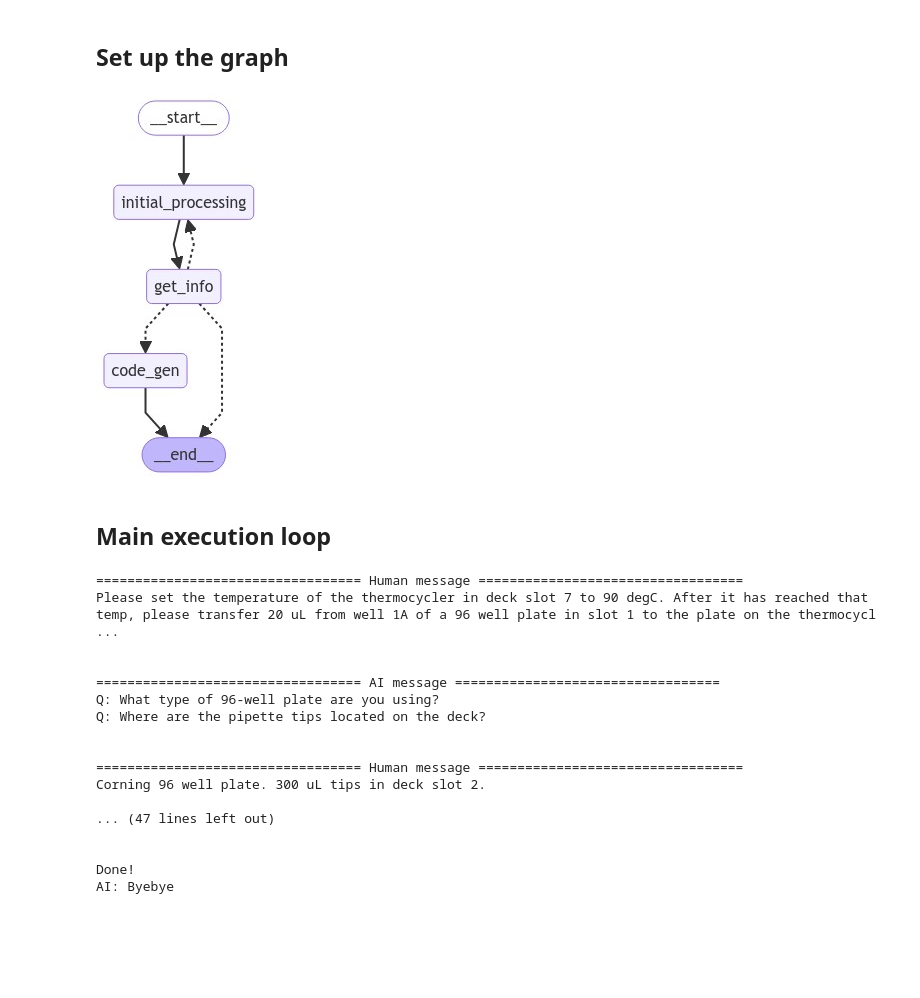
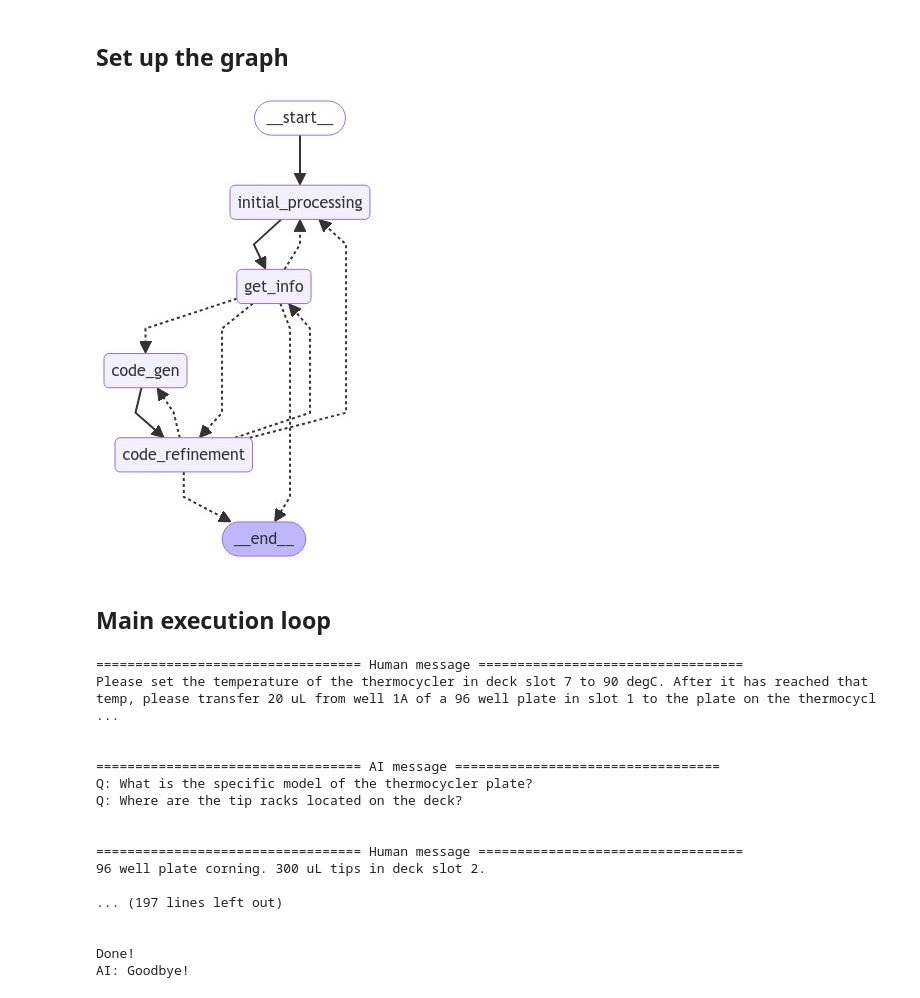
Before and after one commit to lennijusten/intelligent-lab, a Jupyter notebook: notebooks/langgraph_notebook_2b.ipynb, the cells around one changed output. Saved outputs shown, nothing was run; the diff lists cells and outputs as text; code cells hidden in the pictures; blank space fills up the shorter version.

Commit message:
add code refinement node

```diff
--- a/notebooks/langgraph_notebook_2b.ipynb
+++ b/notebooks/langgraph_notebook_2b.ipynb
@@ -29,6 +29,8 @@ class AgentState(TypedDict):
     default_config: str
     processed_command: str
     awaiting_human_input: bool
+    current_code: str
+    code_to_run: str
 
 # Define Opentrons-specific models
 class PipetteInfo(BaseModel):
@@ -37,7 +39,7 @@ class PipetteInfo(BaseModel):
 
 class OpentronsDeckState(BaseModel):
     """Information about the current state of the Opentrons deck."""
-    pipettes: Dict[str, PipetteInfo] = Field(default_factory=dict, description="Pipettes attached to the robot, e.g., {'left': 'p300_single', 'right': 'p1000_multi'}")
+    pipettes: Dict[str, str] = Field(default_factory=dict, description="Pipettes attached to the robot, e.g., {'left': 'p300_single', 'right': 'p1000_multi'}")
     labware: Dict[str, str] = Field(default_factory=dict, description="Labware on the deck, e.g., {'1': 'opentrons_24_tuberack_eppendorf_1.5ml_safelock_snapcap'}")
     tip_racks: Dict[str, str] = Field(default_factory=dict, description="Tip racks on the deck, e.g., {'2': 'opentrons_96_tiprack_300ul'}")
     modules: Dict[str, str] = Field(default_factory=dict, description="Modules attached to the deck, e.g., {'7': 'thermocycler'}")
@@ -269,29 +314,35 @@ def code_gen_node(state: AgentState):
 ## Set up the graph
 # %%
 workflow = StateGraph(AgentState)
+
 
 workflow.add_node("initial_processing", initial_processing_node)
 workflow.add_node("get_info", get_info_node)
 workflow.add_node("code_gen", code_gen_node)
+workflow.add_node("code_refinement", code_refinement_node)  # New node
 
 workflow.add_edge(START, "initial_processing")
 workflow.add_edge("initial_processing", "get_info")
 workflow.add_conditional_edges(
     "get_info",
     lambda x: "code_gen" if any(isinstance(m, ToolMessage) for m in x["messages"]) else "get_info"
 )
-workflow.add_edge("code_gen", END)
+workflow.add_edge("code_gen", "code_refinement")
+workflow.add_conditional_edges(
+    "code_refinement",
+    lambda x: "code_refinement" if x["awaiting_human_input"] else END
+)
 
 # Compile the graph
 memory = SqliteSaver.from_conn_string(":memory:")
 graph = workflow.compile(checkpointer=memory)
 
 # Visualization (if in a Jupyter environment)
 from IPython.display import Image, display
 
 display(Image(graph.get_graph().draw_mermaid_png()))
 # %% [output]
-[figure, old version]
+[figure, new version]
 # %% [markdown]
 ## Main execution loop
 # %%
@@ -314,8 +365,8 @@ default_config = """
 
 while True:
     user = input("User (q/Q to quit): ")
-    if user in {"q", "Q"}:
-        print("AI: Byebye")
+    if user.lower() == 'q':
+        print("AI: Goodbye!")
         break
 
     print(f"\n================================== Human message ==================================\n{user}\n")
@@ -324,7 +375,9 @@ while True:
         "messages": [HumanMessage(content=user)],
         "default_config": default_config,
         "processed_command": "",
-        "awaiting_human_input": False
+        "awaiting_human_input": False,
+        "current_code": "",
+        "code_to_run": ""
     }
 
     output = None
@@ -332,6 +385,18 @@ while True:
         if "messages" in output:
             output["messages"][-1].pretty_print()
 
+        if output.get("awaiting_human_input", False):
+            break  # Exit the loop to allow user input for code refinement
+
+    if output:
+        if "code_to_run" in output:
+            print("\nFinal Approved Code:")
+            print(output["code_to_run"])
+            # Here you could add logic to actually run the code if needed
+        elif "current_code" in output:
+            print("\nCurrent Code (not yet approved):")
+            print(output["current_code"])
+
     print("\nDone!")
 # %% [output]
 ================================== Human message ==================================
@@ -339,15 +404,15 @@ Please set the temperature of the thermocycler in deck slot 7 to 90 degC. After
 
 
 ================================== AI message ==================================
-Q: What type of 96-well plate are you using?
-Q: Where are the pipette tips located on the deck?
+Q: What is the specific model of the thermocycler plate?
+Q: Where are the tip racks located on the deck?
 
 
 ================================== Human message ==================================
-Corning 96 well plate. 300 uL tips in deck slot 2.
+96 well plate corning. 300 uL tips in deck slot 2.
 
-... (47 lines left out)
+... (197 lines left out)
 
 
 Done!
-AI: Byebye
+AI: Goodbye!
```
Also changed, not shown: parts of 1 cell of this notebook.
